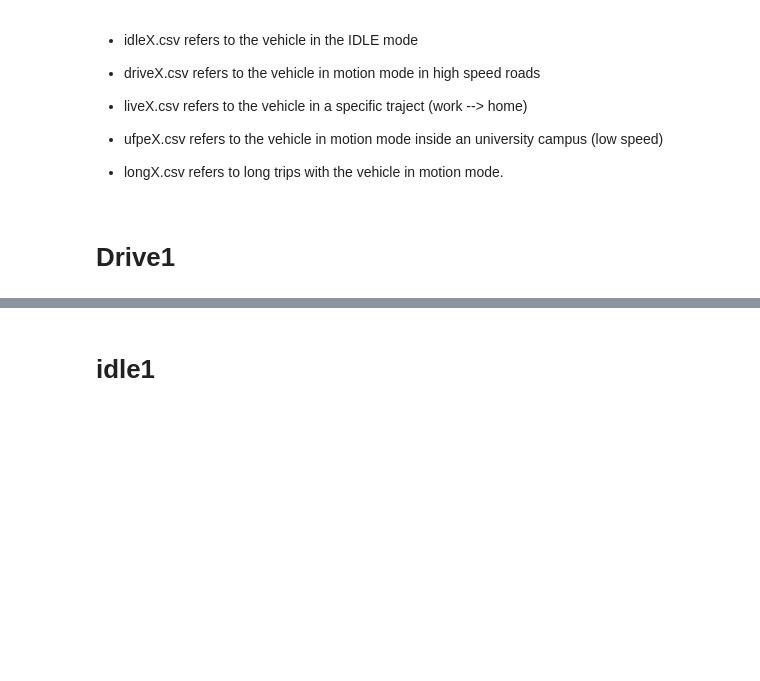
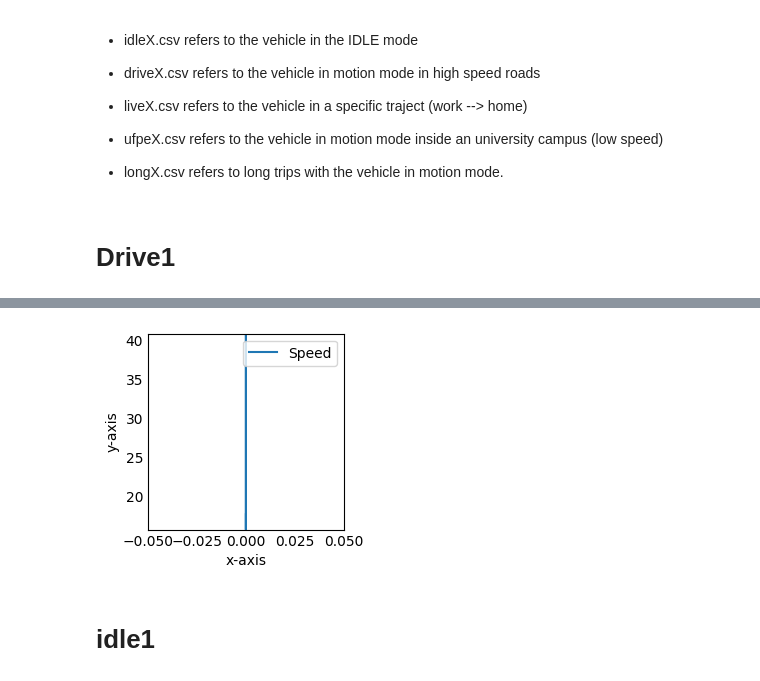
Before and after one commit to camila-duarte/verbrennungsmotoren, a Jupyter notebook: analyse/per_parameter.ipynb, the cells around one changed output, grey strips where cells are left out. Drawn from its saved outputs; the diff is of its cells as text; code cells hidden in the pictures; blank space fills up the shorter version.

```diff
--- a/analyse/per_parameter.ipynb
+++ b/analyse/per_parameter.ipynb
@@ -44,2 +81,16 @@ Name: VEHICLE_SPEED (), Length: 2709, dtype: float64
+# %%
+plt.style.use('_mpl-gallery-nogrid')
+
+a = plt.plot(purge_drive1,speed_drive1,  label='Speed')
+#plt.plot(throttle_drive1, label='Throttle')
+#plt.plot(purge_drive1, label='Purge')
+
+plt.xlabel('x-axis')
+plt.ylabel('y-axis')
+plt.margins(-0.000000000002, 0.00000000002)
+plt.legend()
+plt.show()
+# %% [output]
+[figure, added]
 # %% [markdown]
 # idle1
```
Also changed, not shown: parts of 9 cells of this notebook, 1 other file.
